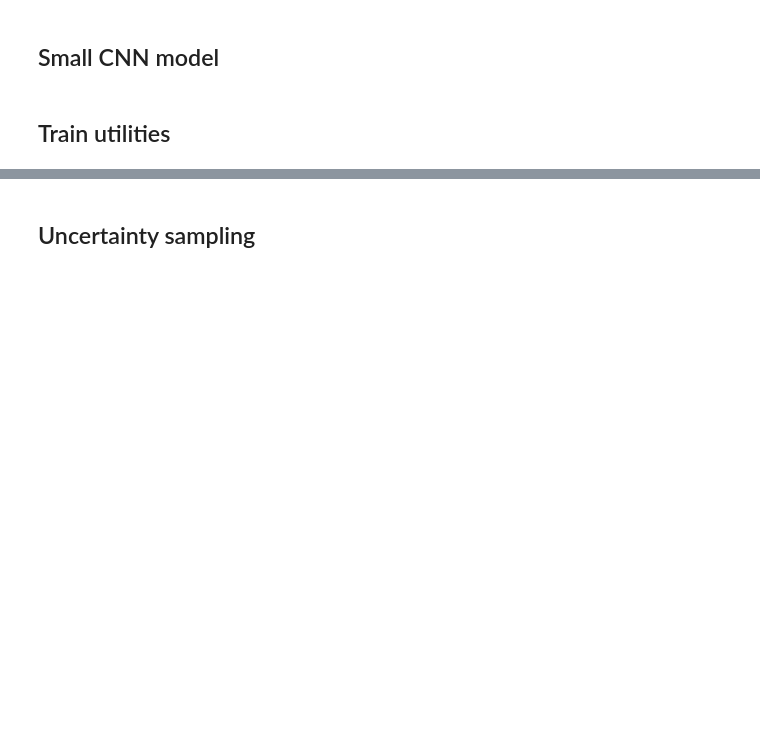
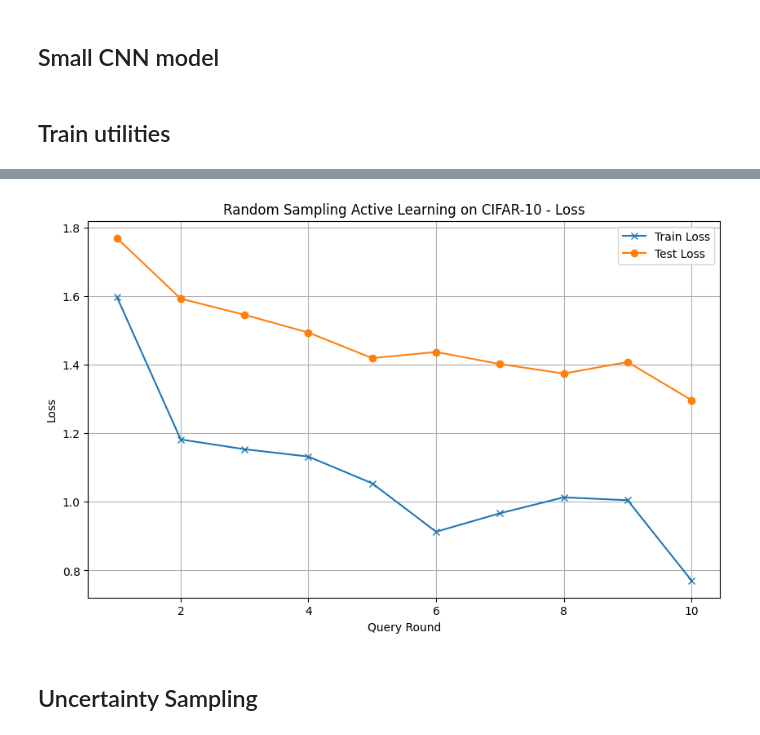
Before and after one commit to Noorpr/Active-learning-DL, a Jupyter notebook: active_learning_DL.ipynb, the cells around one changed output, grey strips where cells are left out. Drawn from its saved outputs; the diff is of its cells as text; code cells hidden in the pictures; blank space fills up the shorter version.

```diff
--- a/active_learning_DL.ipynb
+++ b/active_learning_DL.ipynb
@@ -80,0 +69,19 @@ def test_model(model, test_loader, device):
+# %%
+# Loss computation function
+def compute_loss(models, loader, device):
+    criterion = nn.CrossEntropyLoss(reduction='mean')
+    total_loss = 0.0
+    total_samples = 0
+    with torch.inference_mode():
+        for data, labels in loader:
+            data, labels = data.to(device), labels.to(device)
+            if len(models) == 1:
+                outputs = models[0](data)
+            else:
+                # For committee, average the logits
+                logits = [model(data) for model in models]
+                outputs = torch.mean(torch.stack(logits), dim=0)
+            loss = criterion(outputs, labels)
+            total_loss += loss.item() * labels.size(0)
+            total_samples += labels.size(0)
+    return total_loss / total_samples if total_samples > 0 else 0
@@ -81,5 +151,17 @@ def test_model(model, test_loader, device):
+# %%
+plt.figure(figsize=(10, 6))
+plt.plot(range(1, n_queries + 1), train_losses_random, label='Train Loss', marker='x')
+plt.plot(range(1, n_queries + 1), test_losses_random, label='Test Loss', marker='o')
+plt.xlabel('Query Round')
+plt.ylabel('Loss')
+plt.title('Random Sampling Active Learning on CIFAR-10 - Loss')
+plt.legend()
+plt.grid(True)
+plt.savefig('visuals/random_sampling_loss.png')
+# %% [output]
+[figure, added]
 # %% [markdown]
-## Uncertainty sampling
+## Uncertainty Sampling
 # %%
 def query_uncertainty_sampling(model, unlabeled_indices, n_instances, device):
     model.eval()
```
Also changed, not shown: parts of 12 cells of this notebook, 4 other files.
